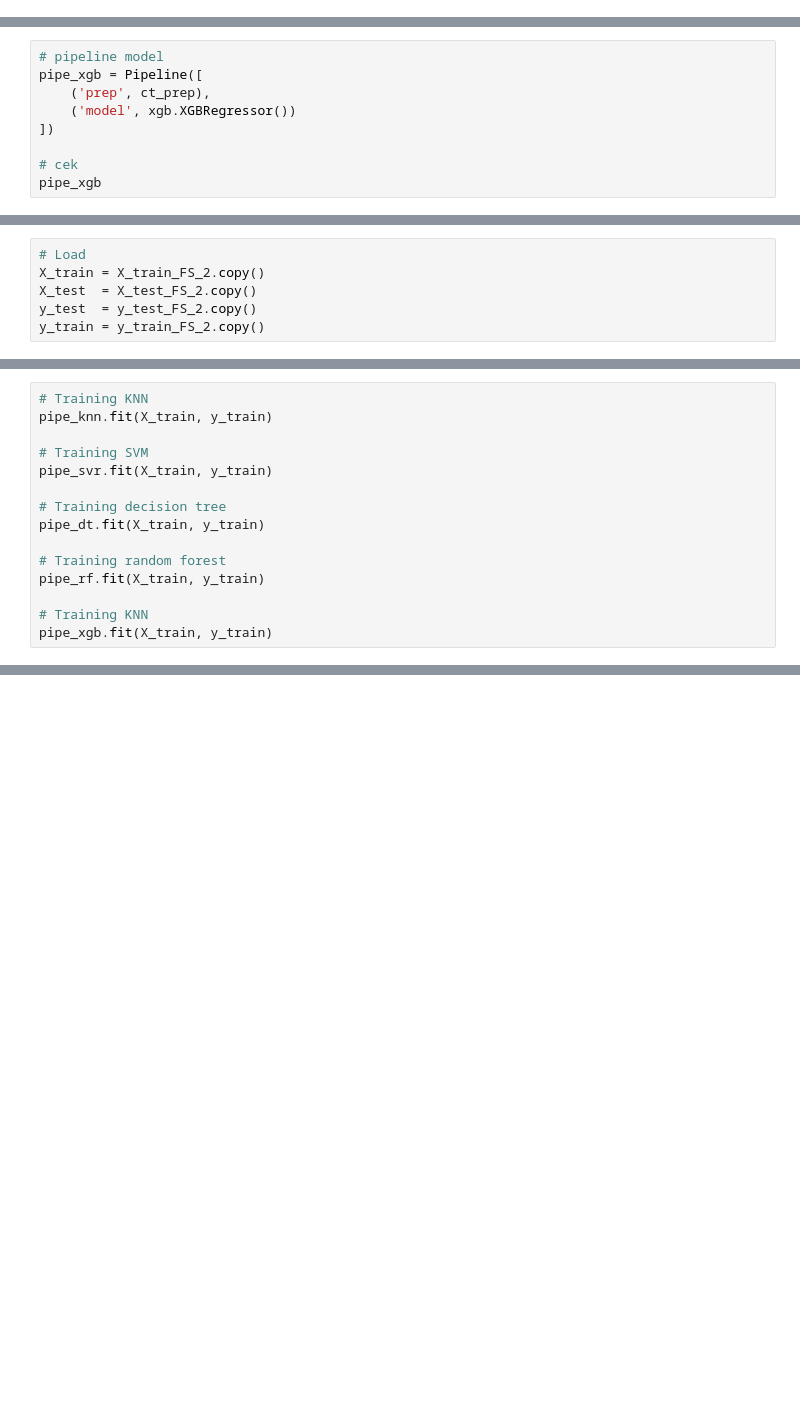
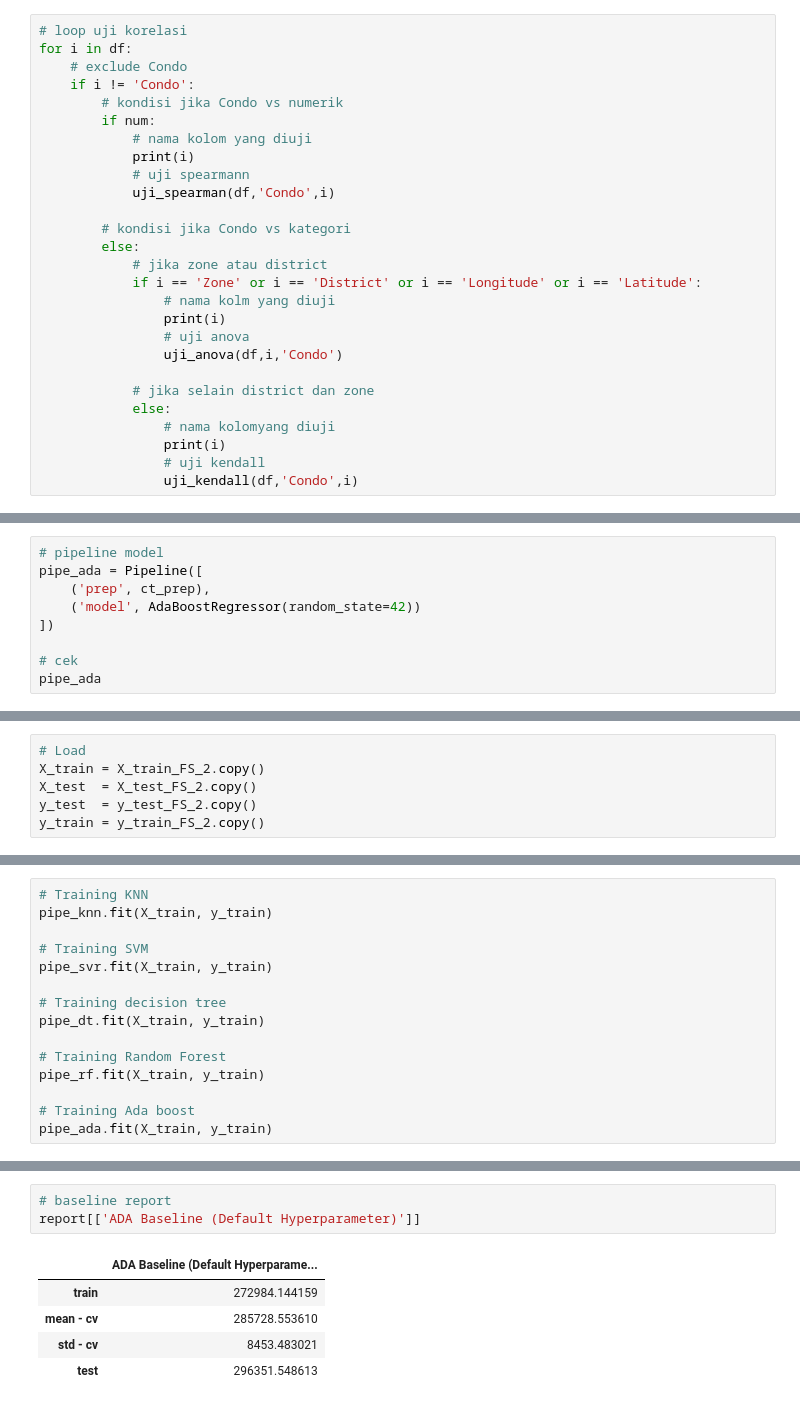
Before and after one commit to FadhiilDzaki/sao_paulo_property_price_prediction, a Jupyter notebook: P1M2_Fadhiil.ipynb, the cells around one changed output, grey strips where cells are left out. Cells and saved outputs as stored; diff of their text form; blank space fills up the shorter version.

```diff
--- a/P1M2_Fadhiil.ipynb
+++ b/P1M2_Fadhiil.ipynb
@@ -1139,0 +1379,27 @@ H0 berhasil ditolak: Condo berkorelasi dengan Zone
+# %%
+# loop uji korelasi
+for i in df:
+    # exclude Condo
+    if i != 'Condo':
+        # kondisi jika Condo vs numerik
+        if num:
+            # nama kolom yang diuji
+            print(i)
+            # uji spearmann
+            uji_spearman(df,'Condo',i)
+
+        # kondisi jika Condo vs kategori
+        else:
+            # jika zone atau district
+            if i == 'Zone' or i == 'District' or i == 'Longitude' or i == 'Latitude':
+                # nama kolm yang diuji
+                print(i)
+                # uji anova
+                uji_anova(df,i,'Condo')
+
+            # jika selain district dan zone
+            else:
+                # nama kolomyang diuji
+                print(i)
+                # uji kendall
+                uji_kendall(df,'Condo',i)
@@ -1606,12 +1919,12 @@ Pipeline(steps=[('prep',
 # %%
 # pipeline model
-pipe_xgb = Pipeline([
+pipe_ada = Pipeline([
     ('prep', ct_prep),
-    ('model', xgb.XGBRegressor())
+    ('model', AdaBoostRegressor(random_state=42))
 ])
 
 # cek
-pipe_xgb
+pipe_ada
 # %% [output]
 Pipeline(steps=[('prep',
                  ColumnTransformer(transformers=[('numeric',
@@ -1648,11 +1964,11 @@ pipe_svr.fit(X_train, y_train)
 # Training decision tree
 pipe_dt.fit(X_train, y_train)
 
-# Training random forest
+# Training Random Forest
 pipe_rf.fit(X_train, y_train)
 
-# Training KNN
-pipe_xgb.fit(X_train, y_train)
+# Training Ada boost
+pipe_ada.fit(X_train, y_train)
 # %% [output]
 Pipeline(steps=[('prep',
                  ColumnTransformer(transformers=[('numeric',
@@ -1708,0 +2189,9 @@ boost_train_cross_val = cross_val_score(pipe_xgb,
+# %%
+# baseline report
+report[['ADA Baseline (Default Hyperparameter)']]
+# %% [output]
+|  | ADA Baseline (Default Hyperparame... |
+| train | 272984.144159 |
+| mean - cv | 285728.553610 |
+| std - cv | 8453.483021 |
+| test | 296351.548613 |
```
Also changed, not shown: parts of 95 cells of this notebook, 18 other files.
